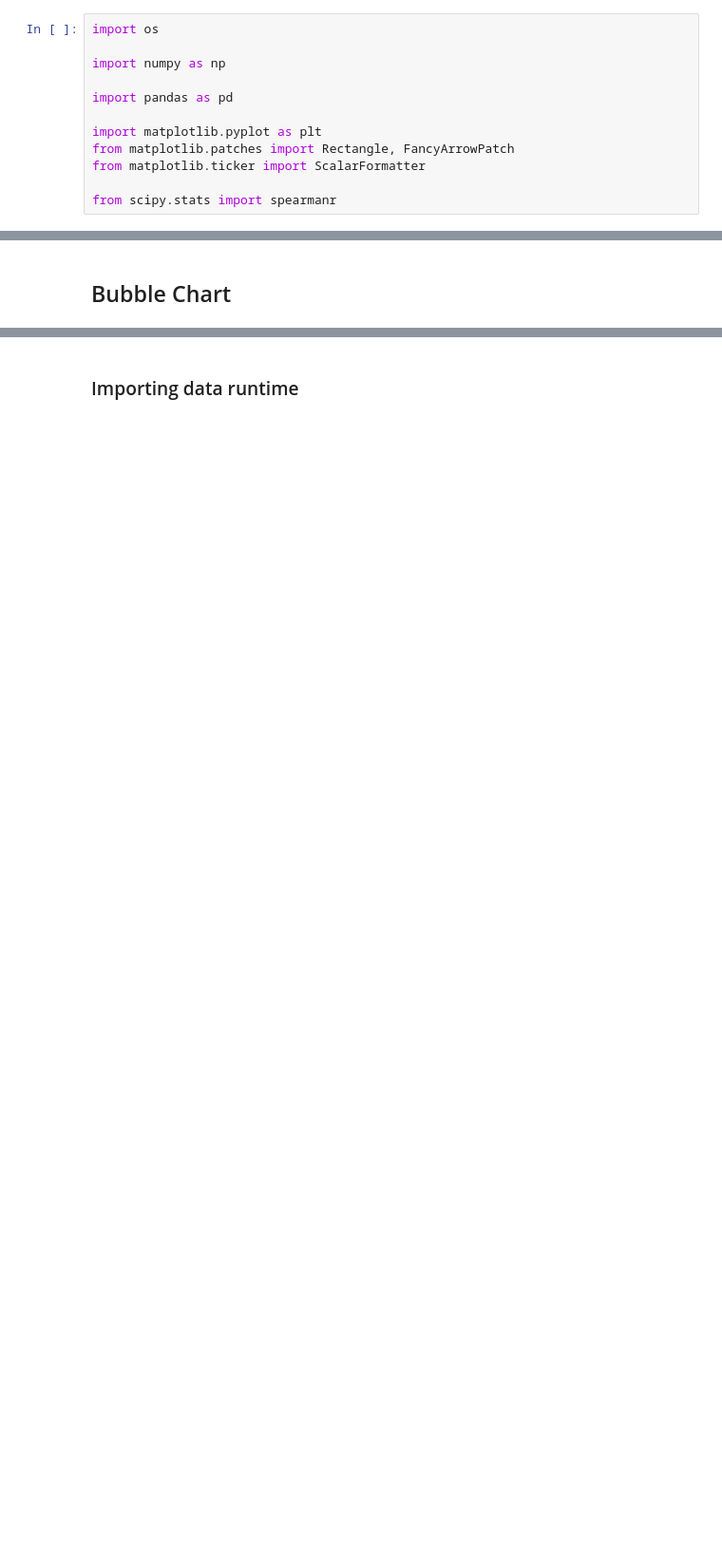
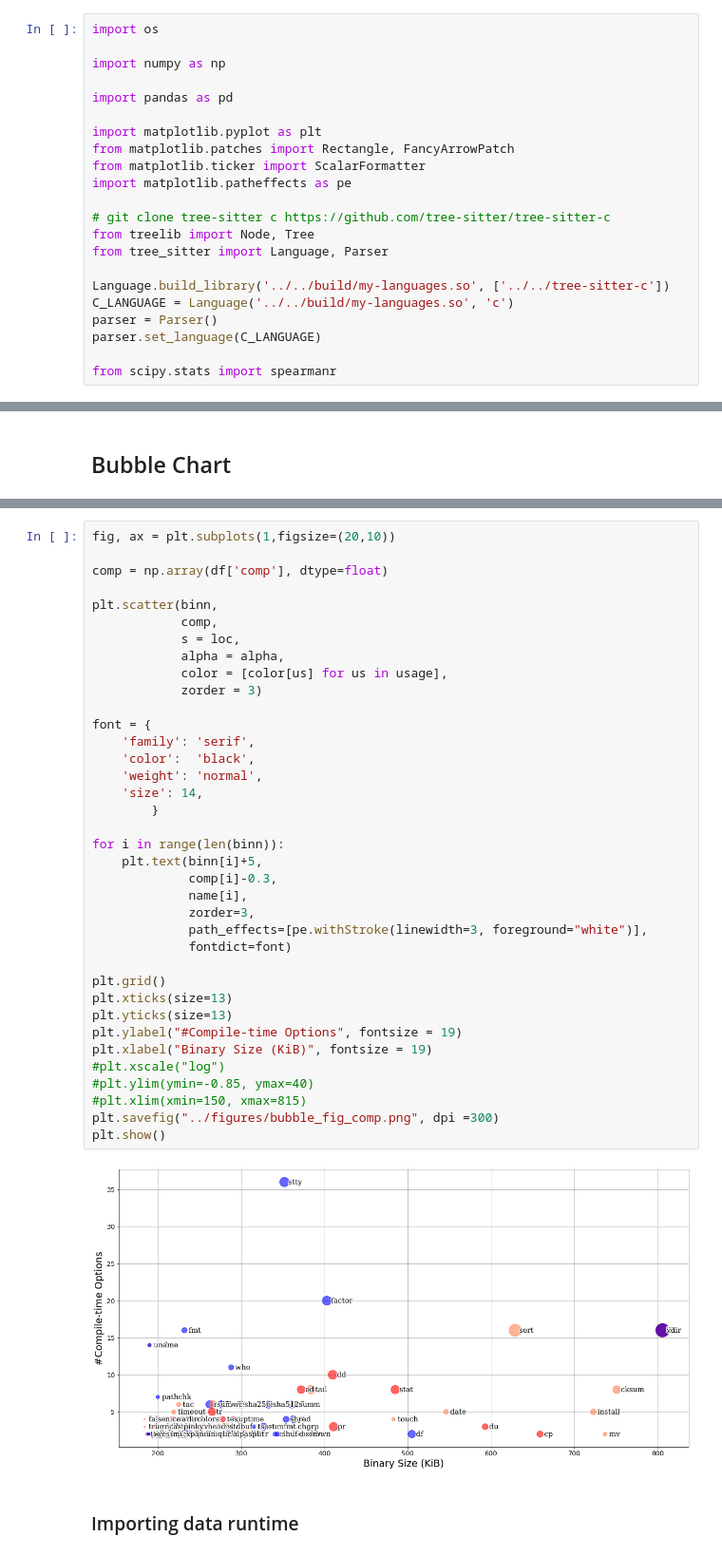
Before and after one commit to ternava/zero-variability, a Jupyter notebook: scripts/Data_analysis.ipynb, the cells around one changed output, grey strips where cells are left out. Shown at 95% size. Saved outputs shown, nothing was run; the diff lists cells and outputs as text; blank space fills up the shorter version.

Commit message:
up compile-time

```diff
--- a/scripts/Data_analysis.ipynb
+++ b/scripts/Data_analysis.ipynb
@@ -16,6 +16,16 @@ import pandas as pd
 import matplotlib.pyplot as plt
 from matplotlib.patches import Rectangle, FancyArrowPatch
 from matplotlib.ticker import ScalarFormatter
+import matplotlib.patheffects as pe
+
+# git clone tree-sitter c https://github.com/tree-sitter/tree-sitter-c
+from treelib import Node, Tree
+from tree_sitter import Language, Parser
+
+Language.build_library('../../build/my-languages.so', ['../../tree-sitter-c'])
+C_LANGUAGE = Language('../../build/my-languages.so', 'c')
+parser = Parser()
+parser.set_language(C_LANGUAGE)
 
 from scipy.stats import spearmanr
 # %% [markdown]
@@ -378,3 +682,42 @@ plt.show()
+# %%
+fig, ax = plt.subplots(1,figsize=(20,10))
+
+comp = np.array(df['comp'], dtype=float)
+
+plt.scatter(binn,
+            comp,
+            s = loc,
+            alpha = alpha,
+            color = [color[us] for us in usage],
+            zorder = 3)
+
+font = {
+    'family': 'serif',
+    'color':  'black',
+    'weight': 'normal',
+    'size': 14,
+        }
+
+for i in range(len(binn)):
+    plt.text(binn[i]+5,
+             comp[i]-0.3,
+             name[i],
+             zorder=3,
+             path_effects=[pe.withStroke(linewidth=3, foreground="white")],
+             fontdict=font)
+
+plt.grid()
+plt.xticks(size=13)
+plt.yticks(size=13)
+plt.ylabel("#Compile-time Options", fontsize = 19)
+plt.xlabel("Binary Size (KiB)", fontsize = 19)
+#plt.xscale("log")
+#plt.ylim(ymin=-0.85, ymax=40)
+#plt.xlim(xmin=150, xmax=815)
+plt.savefig("../figures/bubble_fig_comp.png", dpi =300)
+plt.show()
+# %% [output]
+[figure, added]
 # %% [markdown]
 ### Importing data runtime
 # %%
```
Also changed, not shown: parts of 34 cells of this notebook, 9 other files.
